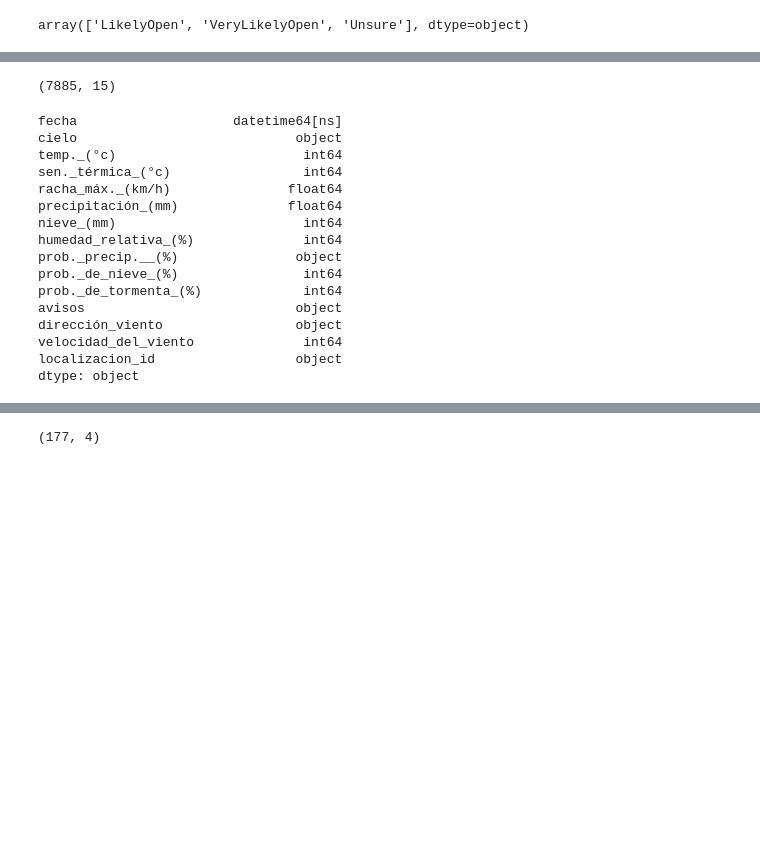
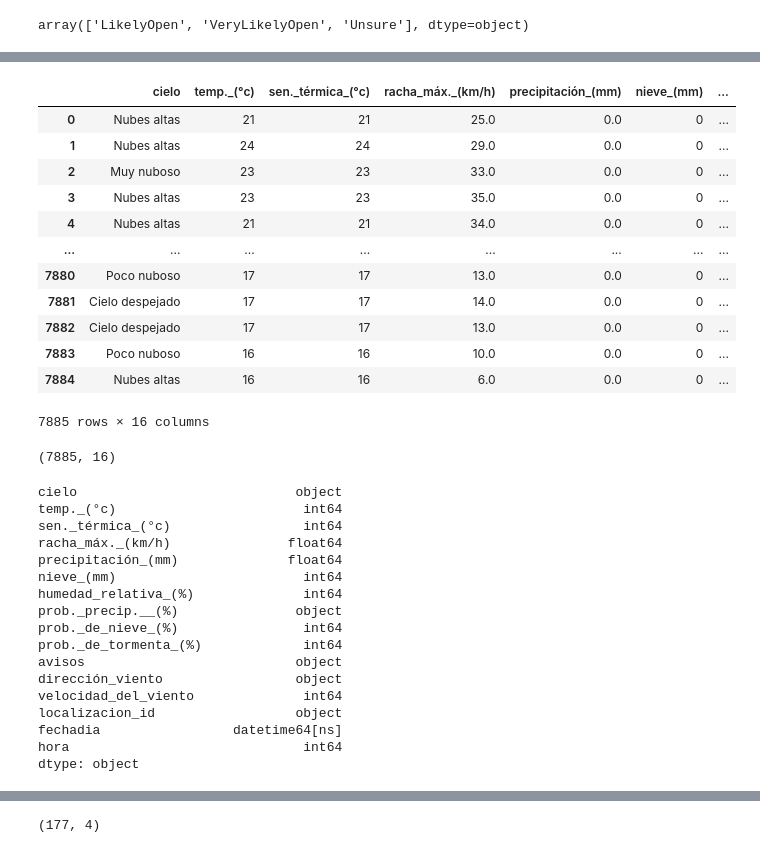
Before and after one commit to SrAlcast/4.3.Python-SQL, a Jupyter notebook: Lab.4.3.Python-SQL.ipynb, the cells around one changed output, grey strips where cells are left out. Drawn from its saved outputs; the diff is of its cells as text; code cells hidden in the pictures; blank space fills up the shorter version.

```diff
--- a/Lab.4.3.Python-SQL.ipynb
+++ b/Lab.4.3.Python-SQL.ipynb
@@ -94,14 +94,36 @@ df_aemet.head()
 | 4 | 2024-08-29 16:00:00 | Nubes altas | 21 | 21 | 34.0 | 0.0 | 0 | ... |
 # %%
 df_aemet['fecha']=pd.to_datetime(df_aemet['fecha'])
+# %%
+df_aemet['fechadia'] =df_aemet['fecha'].dt.date
+df_aemet['fechahora']=df_aemet['fecha'].dt.time
+df_aemet=df_aemet.drop(columns='fecha')
+df_aemet['fechadia']=pd.to_datetime(df_aemet['fechadia'])
+df_aemet['hora']=df_aemet['fechahora'].apply(lambda x: x.hour)
+df_aemet=df_aemet.drop(columns='fechahora')
+# %%
+df_aemet
+# %% [output]
+|  | cielo | temp._(°c) | sen._térmica_(°c) | racha_máx._(km/h) | precipitación_(mm) | nieve_(mm) | ... |
+| 0 | Nubes altas | 21 | 21 | 25.0 | 0.0 | 0 | ... |
+| 1 | Nubes altas | 24 | 24 | 29.0 | 0.0 | 0 | ... |
+| 2 | Muy nuboso | 23 | 23 | 33.0 | 0.0 | 0 | ... |
+| 3 | Nubes altas | 23 | 23 | 35.0 | 0.0 | 0 | ... |
+| 4 | Nubes altas | 21 | 21 | 34.0 | 0.0 | 0 | ... |
+| ... | ... | ... | ... | ... | ... | ... | ... |
+| 7880 | Poco nuboso | 17 | 17 | 13.0 | 0.0 | 0 | ... |
+| 7881 | Cielo despejado | 17 | 17 | 14.0 | 0.0 | 0 | ... |
+| 7882 | Cielo despejado | 17 | 17 | 13.0 | 0.0 | 0 | ... |
+| 7883 | Poco nuboso | 16 | 16 | 10.0 | 0.0 | 0 | ... |
+| 7884 | Nubes altas | 16 | 16 | 6.0 | 0.0 | 0 | ... |
+7885 rows × 16 columns
 # %%
 df_aemet.shape
 # %% [output]
-(7885, 15)
+(7885, 16)
 # %%
 df_aemet.dtypes
 # %% [output]
-fecha                    datetime64[ns]
 cielo                            object
 temp._(°c)                        int64
 sen._térmica_(°c)                 int64
@@ -116,4 +138,6 @@ avisos                           object
 dirección_viento                 object
 velocidad_del_viento              int64
 localizacion_id                  object
+fechadia                 datetime64[ns]
+hora                              int64
 dtype: object
```
Also changed, not shown: parts of 6 cells of this notebook.
